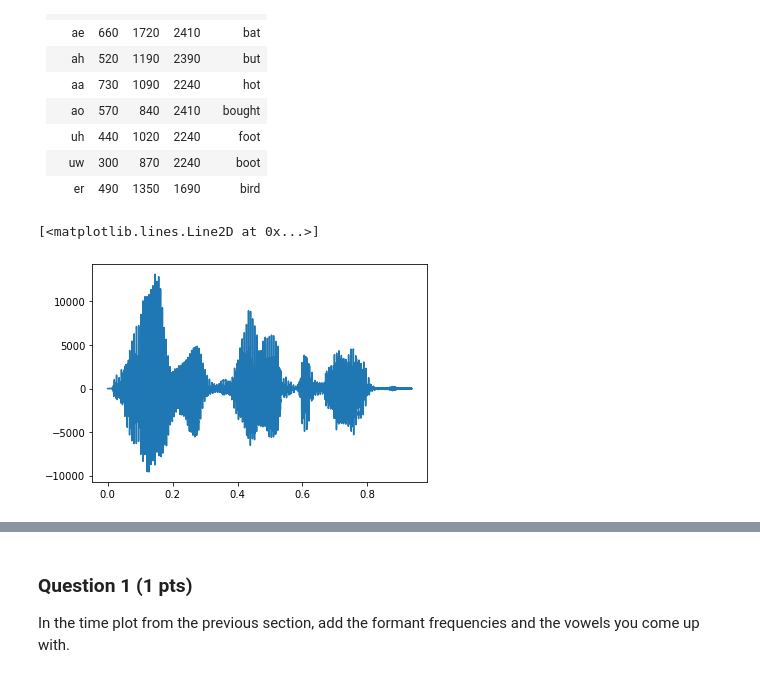
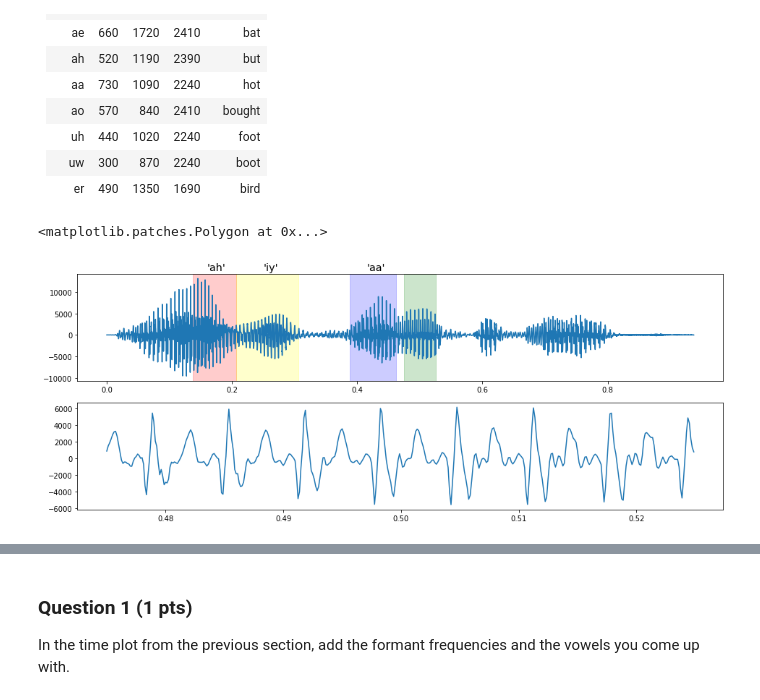
Before and after one commit to bossersimon/EQ2321, a Jupyter notebook: assignment_1.ipynb, the cells around one changed output, grey strips where cells are left out. Drawn from its saved outputs; the diff is of its cells as text; code cells hidden in the pictures.

```diff
--- a/assignment_1.ipynb
+++ b/assignment_1.ipynb
@@ -392,15 +378,34 @@ often see up to four formants.
 # %%
 # same as before
 
-S = 1600#... # Start of the frame
-N = 200#... # Length of the frame
+S = 3800#... # Start of the frame
+N = 400 #... # Length of the frame
 
 x = d["male_short"].reshape(-1)
 rate = 8000
 dur = len(x)/rate
 t = np.arange(0,dur,1/rate)
 
-plt.plot(t,x)
+
+# we pick a voiced region
+fix, ax = plt.subplots(2,1, figsize = (16,6))
+ax[0].plot(t,x)
+ax[1].plot(t[S:N+S],x[S:N+S])
+
+ax[0].axvspan(t[1100],t[1650], color='red', alpha=0.2) # 'ah'
+ax[0].text(0.16,15000, "'ah'", size='x-large')
+# 520, 1220, 2370, 3250
+
+ax[0].axvspan(t[1650],t[2450], color='yellow', alpha=0.2) # 'ih'
+ax[0].text(0.25,15000, "'iy'", size='x-large')
+# 350, 2000, 2400
+
+ax[0].axvspan(t[3100],t[3700], color='blue', alpha=0.2) # 'aa' or 'ah'
+ax[0].text(0.415,15000, "'aa'", size='x-large')
+# 550, 1100, 2200, 3070
+
+ax[0].axvspan(t[S],t[S+N], color='green', alpha=0.2) # this one is harder. Looks like 3 vowels
+# 730, 1320, 2550(, 3150)
 # %% [output]
-[<matplotlib.lines.Line2D at 0x...>]
+<matplotlib.patches.Polygon at 0x...>
-[figure, old version]
+[figure, new version]
```
Also changed, not shown: parts of 9 cells of this notebook, 1 other file.
